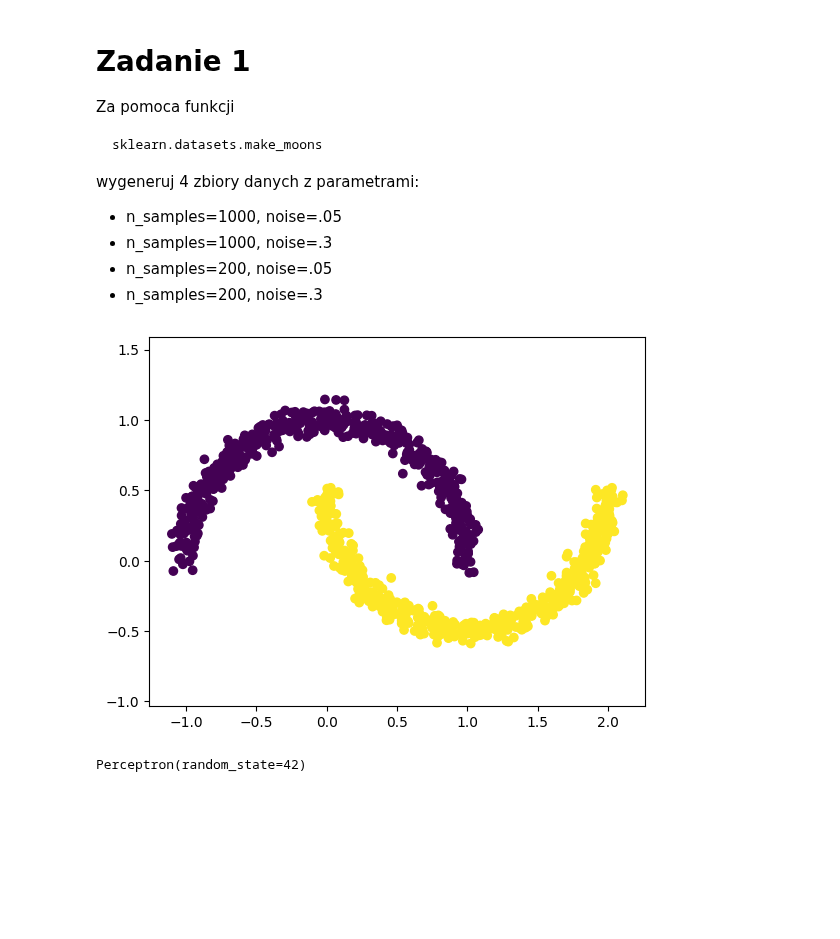
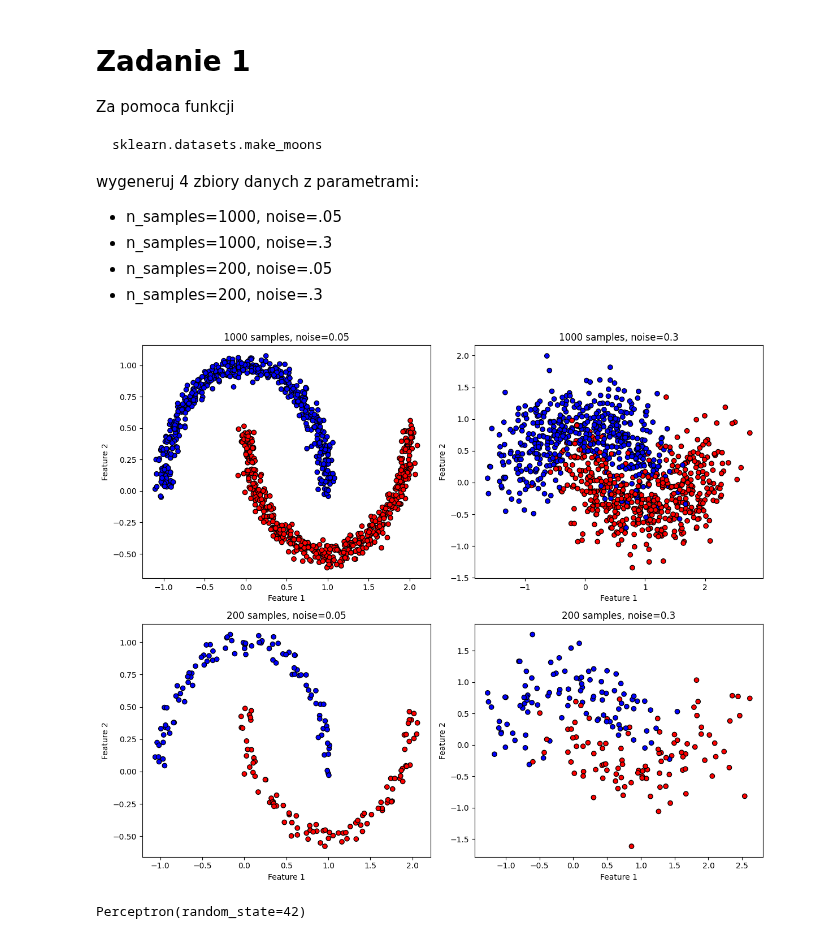
Before and after one commit to sit3kk/Basics-of-Artificial-Intelligence-Notebooks, a Jupyter notebook: Notebooks/10/AD_Z10_A_Perceptron.ipynb, the cells around one changed output. Saved outputs shown, nothing was run; the diff lists cells and outputs as text; code cells hidden in the pictures; blank space fills up the shorter version.

```diff
--- a/Notebooks/10/AD_Z10_A_Perceptron.ipynb
+++ b/Notebooks/10/AD_Z10_A_Perceptron.ipynb
@@ -18,14 +18,33 @@ wygeneruj 4 zbiory danych z parametrami:
 # %%
 #low noise, plenty of samples, should be easy
 X, y = sklearn.datasets.make_moons(n_samples=1000, noise=.05)
-# %%
-import matplotlib.pyplot as plt
-
-plt.scatter(X[:,0],X[:,1],c=y)
-plt.axis('equal')
-plt.show()
-# %% [output]
-[figure, removed]
+# %%
+import numpy as np
+import sklearn.datasets
+from sklearn.datasets import make_moons
+import matplotlib.pyplot as plt
+
+datasets = {
+    '1000 samples, noise=0.05': make_moons(n_samples=1000, noise=0.05),
+    '1000 samples, noise=0.3': make_moons(n_samples=1000, noise=0.3),
+    '200 samples, noise=0.05': make_moons(n_samples=200, noise=0.05),
+    '200 samples, noise=0.3': make_moons(n_samples=200, noise=0.3)
+}
+
+# Plot the datasets
+fig, axes = plt.subplots(2, 2, figsize=(12, 10))
+axes = axes.flatten()
+
+for ax, (title, (X, y)) in zip(axes, datasets.items()):
+    ax.scatter(X[:, 0], X[:, 1], c=y, cmap=plt.cm.bwr, edgecolor='k')
+    ax.set_title(title)
+    ax.set_xlabel('Feature 1')
+    ax.set_ylabel('Feature 2')
+
+plt.tight_layout()
+plt.show()
+# %% [output]
+[figure, added]
 # %%
 iris = load_iris()
 X = iris.data[:, (2, 3)]  # petal length, petal width
```
Also changed, not shown: parts of 1 cell of this notebook.
